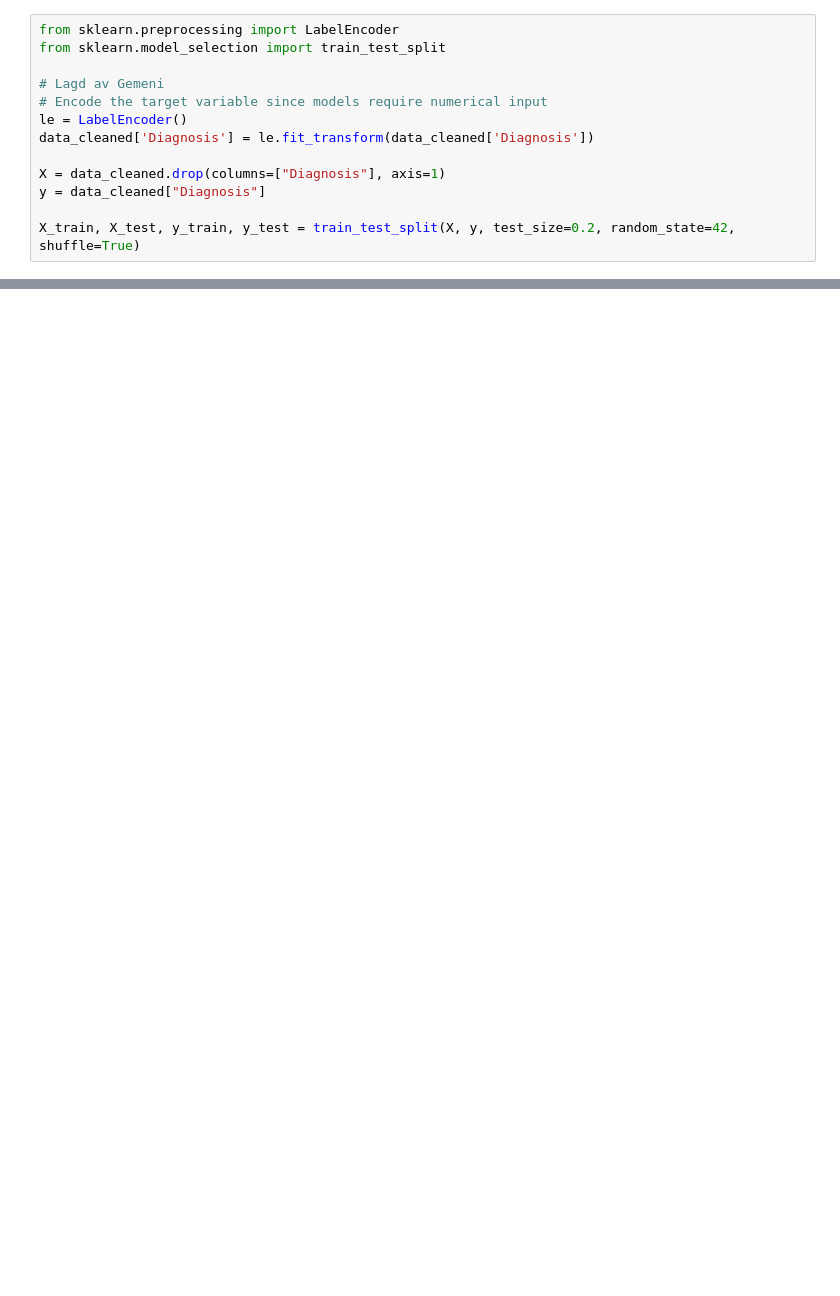
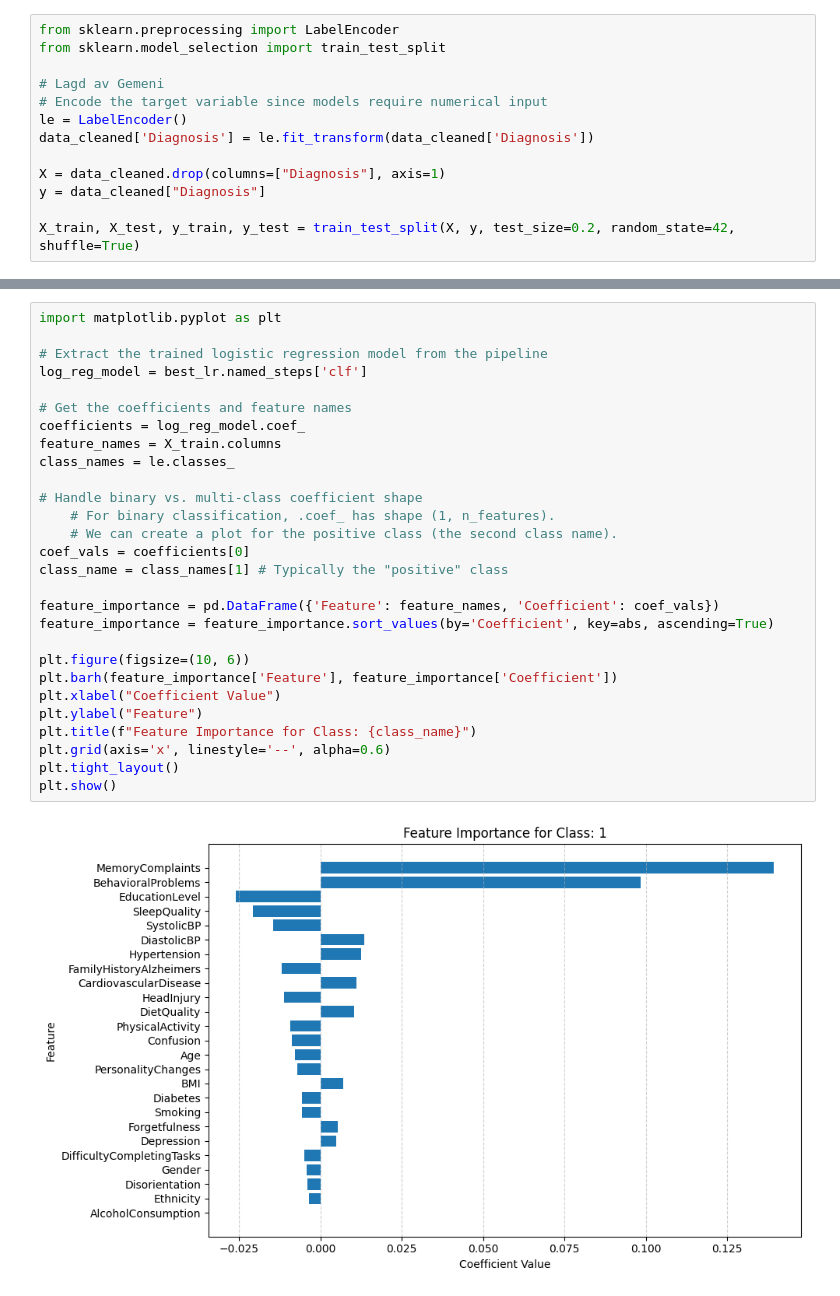
Before and after one commit to h676669/ML-assignment-2, a Jupyter notebook: sleep_disorder_detection.ipynb, the cells around one changed output, grey strips where cells are left out. Cells and saved outputs as stored; diff of their text form; blank space fills up the shorter version.

```diff
--- a/sleep_disorder_detection.ipynb
+++ b/sleep_disorder_detection.ipynb
@@ -371,3 +216,33 @@ weighted avg       0.74      0.74      0.74       430
+# %%
+import matplotlib.pyplot as plt
+
+# Extract the trained logistic regression model from the pipeline
+log_reg_model = best_lr.named_steps['clf']
+
+# Get the coefficients and feature names
+coefficients = log_reg_model.coef_
+feature_names = X_train.columns
+class_names = le.classes_
+
+# Handle binary vs. multi-class coefficient shape
+    # For binary classification, .coef_ has shape (1, n_features).
+    # We can create a plot for the positive class (the second class name).
+coef_vals = coefficients[0]
+class_name = class_names[1] # Typically the "positive" class
+
+feature_importance = pd.DataFrame({'Feature': feature_names, 'Coefficient': coef_vals})
+feature_importance = feature_importance.sort_values(by='Coefficient', key=abs, ascending=True)
+
+plt.figure(figsize=(10, 6))
+plt.barh(feature_importance['Feature'], feature_importance['Coefficient'])
+plt.xlabel("Coefficient Value")
+plt.ylabel("Feature")
+plt.title(f"Feature Importance for Class: {class_name}")
+plt.grid(axis='x', linestyle='--', alpha=0.6)
+plt.tight_layout()
+plt.show()
+# %% [output]
+[figure, added]
 # %%
 # her såg vi at fikk begge nøyaktig samme Verdier
 # Siden Logistic Regression er mye raskere å trene og kjøre inferens på så velger vi den modellen for videre bruk
```
Also changed, not shown: parts of 12 cells of this notebook, 4 other files.
